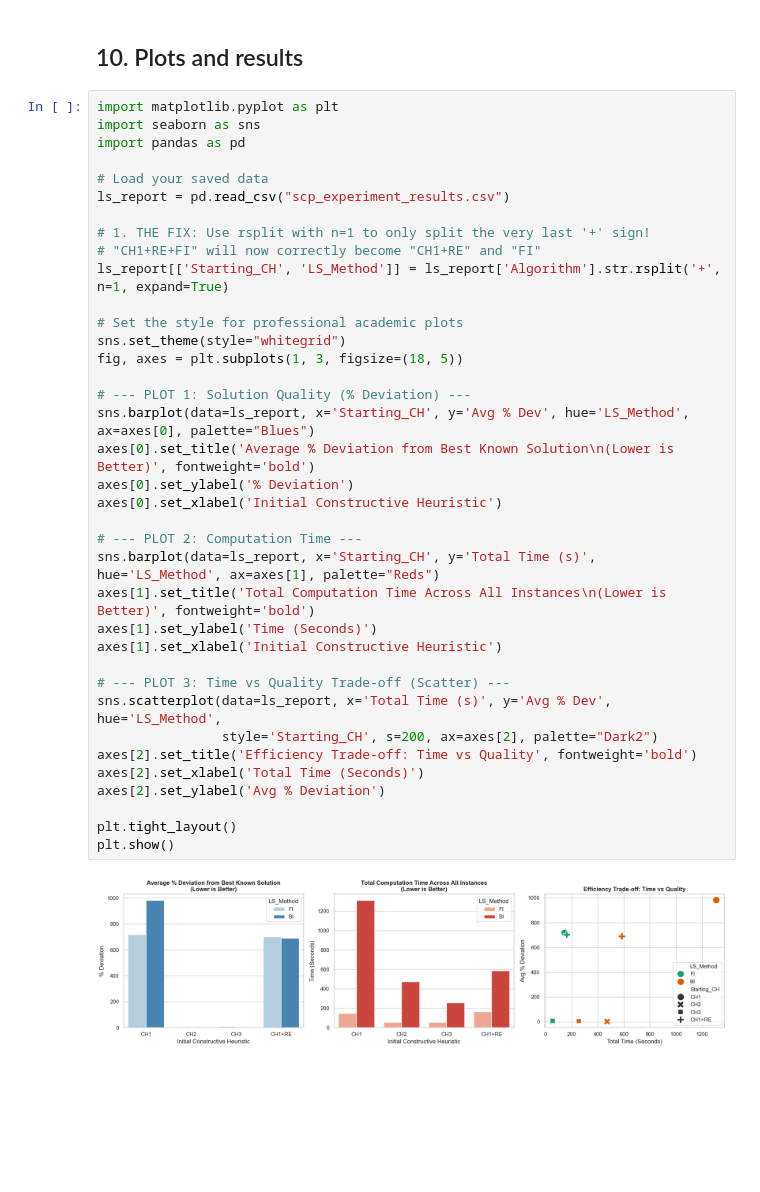
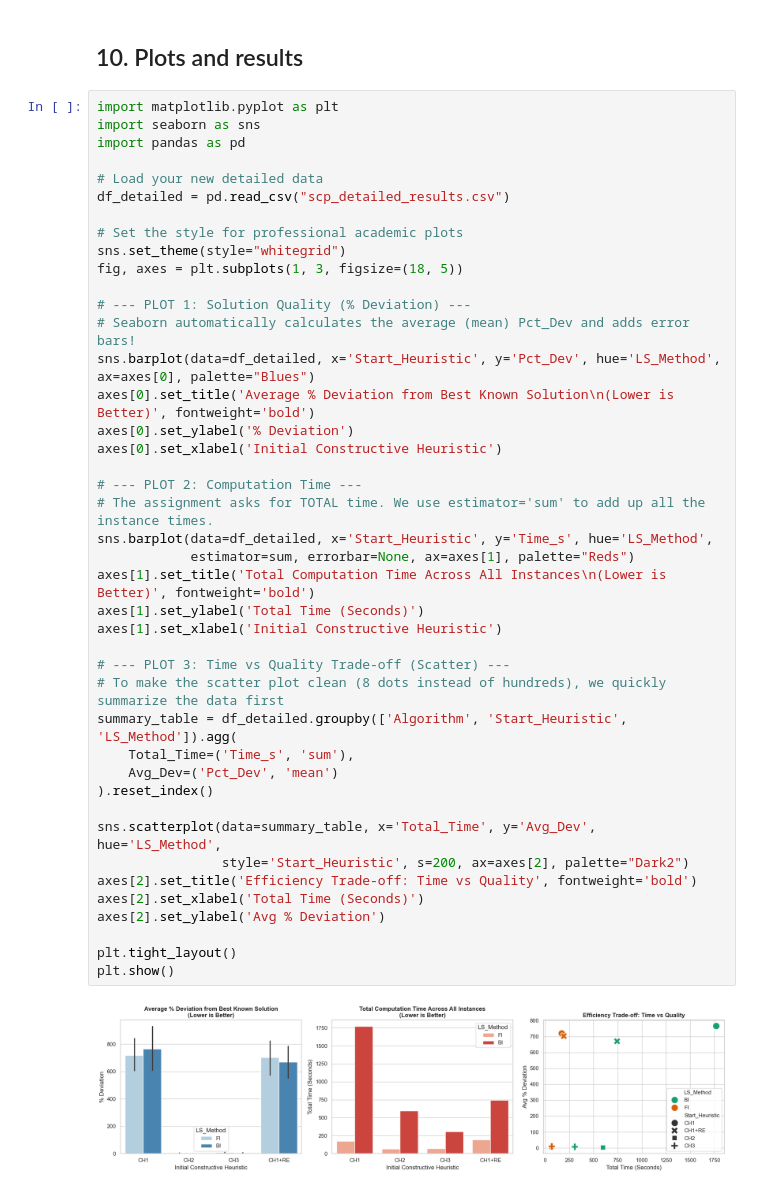
Before and after one commit to gksoztrk/MHO, a Jupyter notebook: scp_constructive_heuristics_assig_2.ipynb, the cells around one changed output. Saved outputs shown, nothing was run; the diff lists cells and outputs as text; blank space fills up the shorter version.

Commit message:
new csv + new plots

```diff
--- a/scp_constructive_heuristics_assig_2.ipynb
+++ b/scp_constructive_heuristics_assig_2.ipynb
@@ -714,39 +717,44 @@ Results successfully saved to 'scp_experiment_results.csv'!
 # %%
 import matplotlib.pyplot as plt
 import seaborn as sns
 import pandas as pd
 
-# Load your saved data
-ls_report = pd.read_csv("scp_experiment_results.csv")
-
-# 1. THE FIX: Use rsplit with n=1 to only split the very last '+' sign!
-# "CH1+RE+FI" will now correctly become "CH1+RE" and "FI"
-ls_report[['Starting_CH', 'LS_Method']] = ls_report['Algorithm'].str.rsplit('+', n=1, expand=True)
+# Load your new detailed data
+df_detailed = pd.read_csv("scp_detailed_results.csv")
 
 # Set the style for professional academic plots
 sns.set_theme(style="whitegrid")
 fig, axes = plt.subplots(1, 3, figsize=(18, 5))
 
 # --- PLOT 1: Solution Quality (% Deviation) ---
-sns.barplot(data=ls_report, x='Starting_CH', y='Avg % Dev', hue='LS_Method', ax=axes[0], palette="Blues")
+# Seaborn automatically calculates the average (mean) Pct_Dev and adds error bars!
+sns.barplot(data=df_detailed, x='Start_Heuristic', y='Pct_Dev', hue='LS_Method', ax=axes[0], palette="Blues")
 axes[0].set_title('Average % Deviation from Best Known Solution\n(Lower is Better)', fontweight='bold')
 axes[0].set_ylabel('% Deviation')
 axes[0].set_xlabel('Initial Constructive Heuristic')
 
 # --- PLOT 2: Computation Time ---
-sns.barplot(data=ls_report, x='Starting_CH', y='Total Time (s)', hue='LS_Method', ax=axes[1], palette="Reds")
+# The assignment asks for TOTAL time. We use estimator='sum' to add up all the instance times.
+sns.barplot(data=df_detailed, x='Start_Heuristic', y='Time_s', hue='LS_Method',
+            estimator=sum, errorbar=None, ax=axes[1], palette="Reds")
 axes[1].set_title('Total Computation Time Across All Instances\n(Lower is Better)', fontweight='bold')
-axes[1].set_ylabel('Time (Seconds)')
+axes[1].set_ylabel('Total Time (Seconds)')
 axes[1].set_xlabel('Initial Constructive Heuristic')
 
 # --- PLOT 3: Time vs Quality Trade-off (Scatter) ---
-sns.scatterplot(data=ls_report, x='Total Time (s)', y='Avg % Dev', hue='LS_Method',
-                style='Starting_CH', s=200, ax=axes[2], palette="Dark2")
+# To make the scatter plot clean (8 dots instead of hundreds), we quickly summarize the data first
+summary_table = df_detailed.groupby(['Algorithm', 'Start_Heuristic', 'LS_Method']).agg(
+    Total_Time=('Time_s', 'sum'),
+    Avg_Dev=('Pct_Dev', 'mean')
+).reset_index()
+
+sns.scatterplot(data=summary_table, x='Total_Time', y='Avg_Dev', hue='LS_Method',
+                style='Start_Heuristic', s=200, ax=axes[2], palette="Dark2")
 axes[2].set_title('Efficiency Trade-off: Time vs Quality', fontweight='bold')
 axes[2].set_xlabel('Total Time (Seconds)')
 axes[2].set_ylabel('Avg % Deviation')
 
 plt.tight_layout()
 plt.show()
 # %% [output]
-[figure, old version]
+[figure, new version]
```
Also changed, not shown: parts of 3 cells of this notebook, 2 other files.
